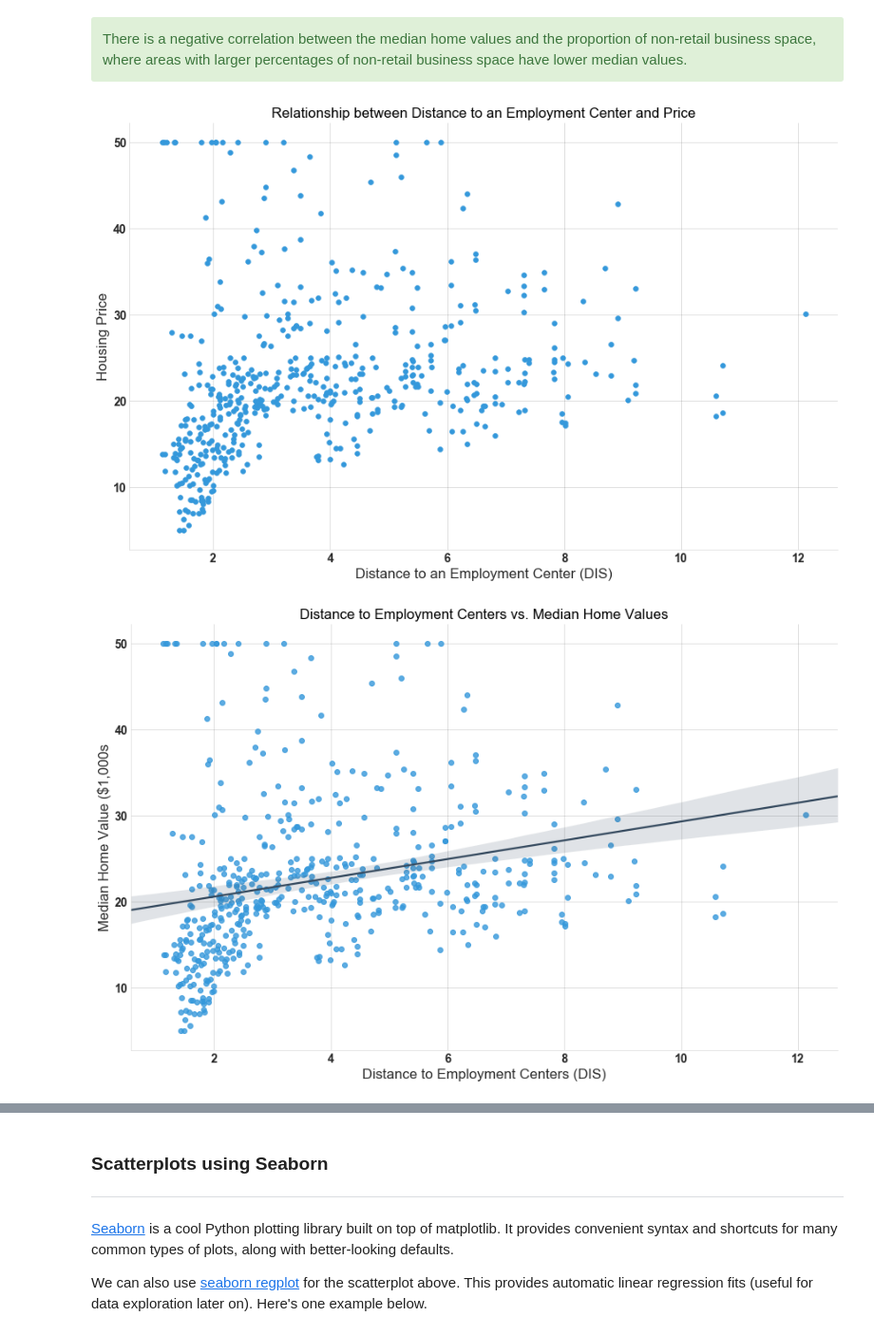
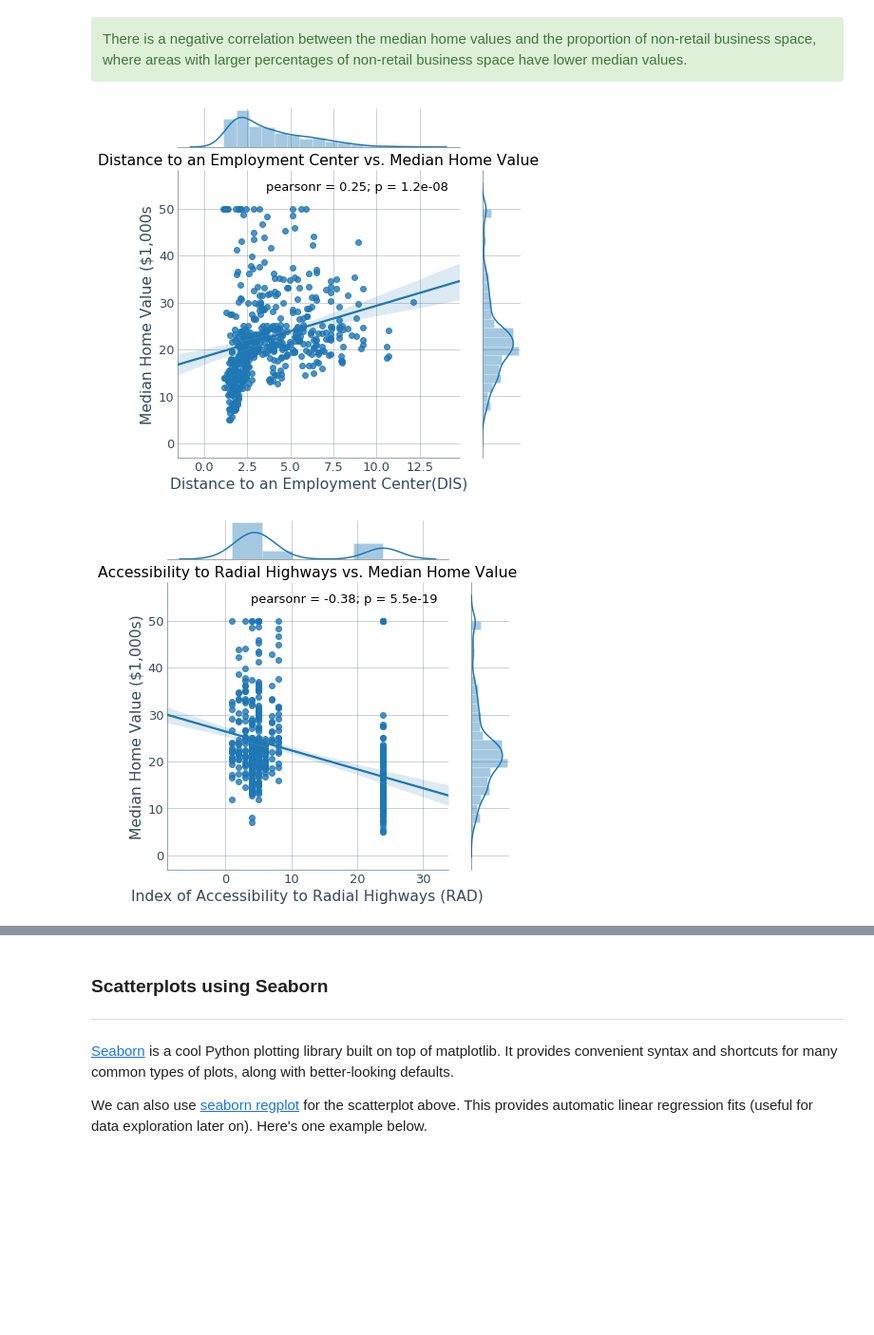
Before and after one commit to b-gibbs/data_science, a Jupyter notebook: Machine Learning/Linear Regression/Mini_Project_Linear_Regression.ipynb, the cells around one changed output, grey strips where cells are left out. Shown at 95% size. Drawn from its saved outputs; the diff is of its cells as text; code cells hidden in the pictures; blank space fills up the shorter version.

```diff
--- a/Machine Learning/Linear Regression/Mini_Project_Linear_Regression.ipynb
+++ b/Machine Learning/Linear Regression/Mini_Project_Linear_Regression.ipynb
@@ -24,18 +24,3 @@ import pandas as pd
 import scipy.stats as stats
 import matplotlib.pyplot as plt
 import sklearn
-# %%
-import matplotlib as mpl
-import seaborn as sns
-
-plt.style.use('bjg')
-
-blue='#3498db'
-gray='#95a5a6'
-red='#e74c3c'
-dark_gray='#34495e'
-green='#2ecc71'
-purple='#9b59b6'
-flatui=[blue, gray, red, dark_gray, green, purple]
-
-mpl.rcParams['figure.figsize']= (15, 9.3)
@@ -365,16 +464,20 @@ plt.title("Relationship between Proportion of Non-retail Business Acres per Town
 There is a negative correlation between the median home values and the proportion of non-retail business space, where areas with larger percentages of non-retail business space have lower median values.
 </div>
 # %%
-plt.scatter(bos.DIS, bos.PRICE)
-plt.xlabel("Distance to an Employment Center (DIS)")
-plt.ylabel("Housing Price")
-plt.title("Relationship between Distance to an Employment Center and Price");
+# jointplot:
+sns.jointplot('DIS', 'PRICE', data = bos, kind = 'reg', space=0.6)
+
+_ = plt.xlabel('Distance to an Employment Center(DIS)')
+_ = plt.ylabel('Median Home Value ($1,000s')
+_ = plt.title('Distance to an Employment Center vs. Median Home Value');
 # %% [output]
-[figure, old version]
+[figure, new version]
 # %%
-sns.regplot(x='DIS', y='PRICE', data=bos, fit_reg = True, scatter_kws={'color': blue}, line_kws={'color': dark_gray})
-_ = plt.xlabel('Distance to Employment Centers (DIS)')
-_ = plt.ylabel('Median Home Value ($1,000s')
-_ = plt.title('Distance to Employment Centers vs. Median Home Values');
+# jointplot:
+sns.jointplot('RAD', 'PRICE', data = bos, kind = 'reg', space=0.6)
+
+_ = plt.xlabel('Index of Accessibility to Radial Highways (RAD)')
+_ = plt.ylabel('Median Home Value ($1,000s)')
+_ = plt.title('Accessibility to Radial Highways vs. Median Home Value');
 # %% [output]
-[figure, old version]
+[figure, new version]
```
Also changed, not shown: parts of 58 cells of this notebook, 10 other files.
